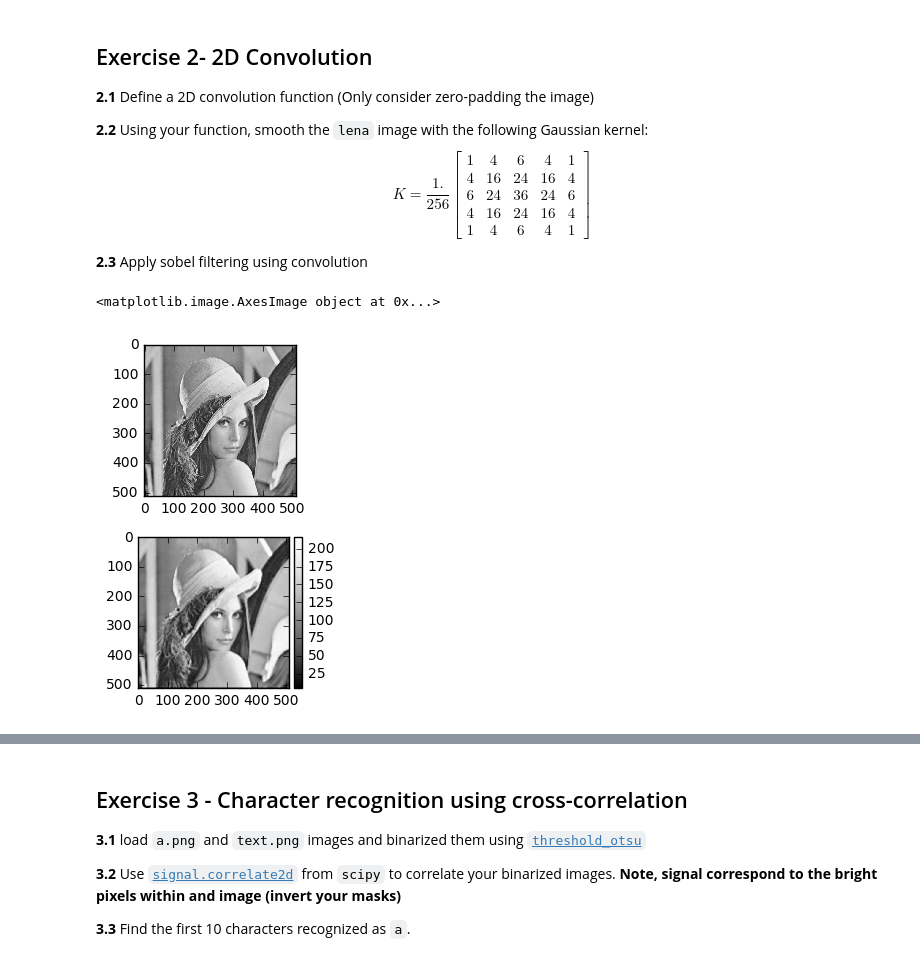
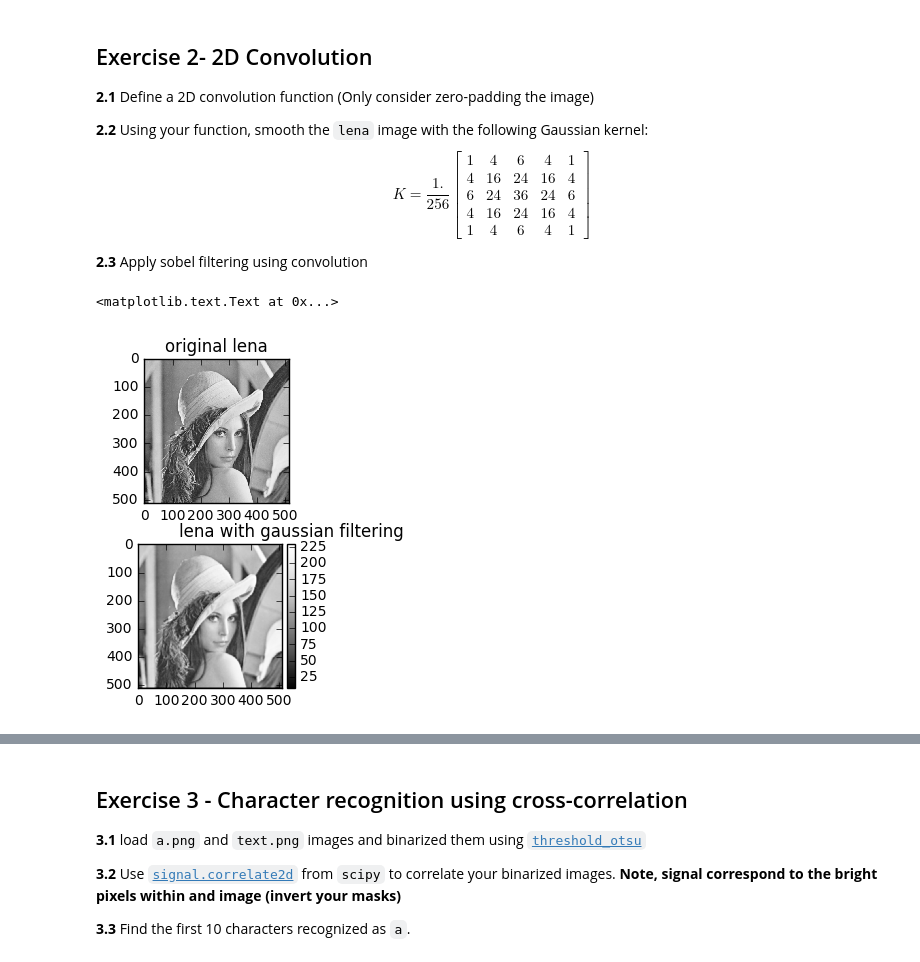
Before and after one commit to savinienb/DSP-TP-1617, a Jupyter notebook: Lab3/python/Lab3.ipynb, the cells around one changed output, grey strips where cells are left out. Drawn from its saved outputs; the diff is of its cells as text; code cells hidden in the pictures.

```diff
--- a/Lab3/python/Lab3.ipynb
+++ b/Lab3/python/Lab3.ipynb
@@ -85,46 +112,56 @@ $$ K = \frac{1.}{256}\begin{bmatrix} 1 & 4 & 6 & 4 & 1 \\ 4 & 16 & 24 & 16 & 4 \
 # %%
 
 
 def conv_2d(image,kernel_in):
 
-    height,width=image.shape[:]
+    height,width=image.shape[:] #get the dimension of the image
 
-    kernel=len(kernel_in)
-
-    result=np.zeros((height,width))
+    kernel=len(kernel_in) #get the dimension of the kernel
 
 
-    temporary=0
-    for h in range(0,height):
-        for w in range (0,width):
+    result=np.zeros((height,width)) #create the output array the size of the input image
 
-            for i in range (-(kernel-1)/2,(kernel-1)/2+1):
-                for n in range (-(kernel-1)/2,(kernel-1)/2+1):
-                    if ((h-(kernel-1)/2+i<0) | ((w-(kernel-1)/2+n)<0)):
-                        result[h][w]=result[h][w]
-                    elif ((h+i>=height) | (w+n>=width)):
-                        result[h][w]=result[h][w]
+
+
+    for h in range(0,height):  #for all the pixel in
+        for w in range (0,width): #the image
+
+            for i in range (-(kernel-1)/2,(kernel-1)/2+1): #for all the
+                for n in range (-(kernel-1)/2,(kernel-1)/2+1): #value in the kernel
+
+                    if ((h-(kernel-1)/2+i<0) | ((w-(kernel-1)/2+n)<0)): #if the value out of the image boundary on top or the left
+                        result[h][w]=result[h][w] #do nothings
+                    elif ((h+i>=height) | (w+n>=width)):#if the value out of the image boundary on down or the on right
+                        result[h][w]=result[h][w] #do nothing
 
                     else:
-                        result[h][w]=result[h][w]+image[h+i][w+n]*kernel_in[i][n]/256
+                        result[h][w]=result[h][w]+image[h+i][w+n]*kernel_in[i][n] #multiply the kernel and the image
 
-                        #add a shifting in the matrix each time that multiply by a new x[i]
+            result[h][w]=result[h][w]/256 #divide the result by 256, doing it now  will reduce roundary error compare to dividing all the kernel directly
+            if (result[h][w]>255): #keep the value in the intensity range
+                result[h][w]=255
+            elif (result[h][w]<0): #keep the value in the intensity range
+                result[h][w]=0
+
+
     return result
 
 
 lena_im=(io.imread('../images/lena-grey.bmp'));
 
-kern=[[1,4,6,4,1],[4,16,24,16,4],[6,24,36,24,6],[4,16,24,16,4],[1,4,6,4,1]]
+kernel_gauss=[[1,4,6,4,1],[4,16,24,16,4],[6,24,36,24,6],[4,16,24,16,4],[1,4,6,4,1]] #create the gaussian kernel
 
-lena_gauss=conv_2d(lena_im,kern)
+lena_gauss=conv_2d(lena_im,kernel_gauss) #convolve the kernel and the image
+
+
+plt.figure
+plt.subplot(2,1,1)
+io.imshow(lena_im,cmap='Greys_r')
+plt.title('original lena')
+
+plt.subplot(2,1,2)
+io.imshow(lena_gauss,cmap='Greys_r')
+plt.title('lena with gaussian filtering')
+# %% [output]
+<matplotlib.text.Text at 0x...>
+[figure, added]
-# %%
-
-plt.figure
-plt.subplot(2,1,1)
-io.imshow(image,cmap='Greys_r')
-
-plt.subplot(2,1,2)
-io.imshow(result,cmap='Greys_r')
-# %% [output]
-<matplotlib.image.AxesImage object at 0x...>
-[figure, removed]
```
Also changed, not shown: parts of 8 cells of this notebook.
